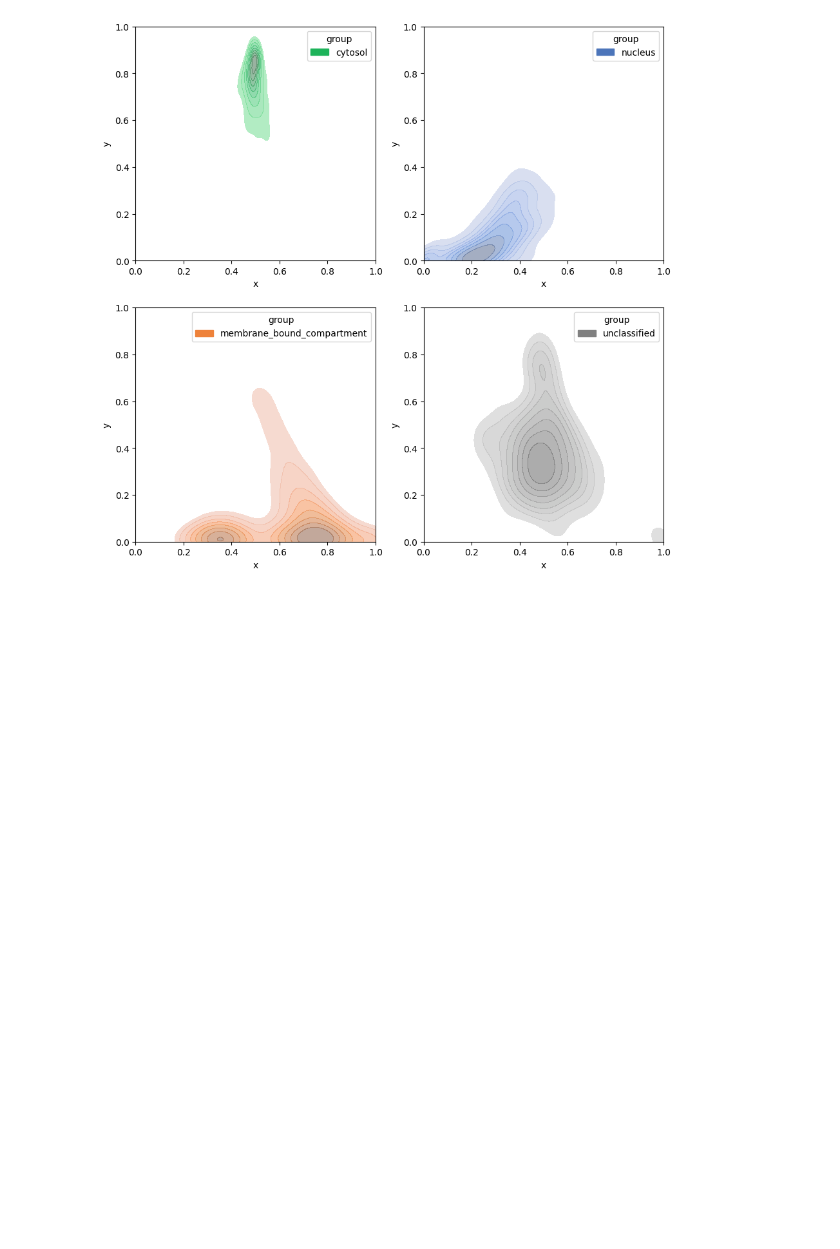
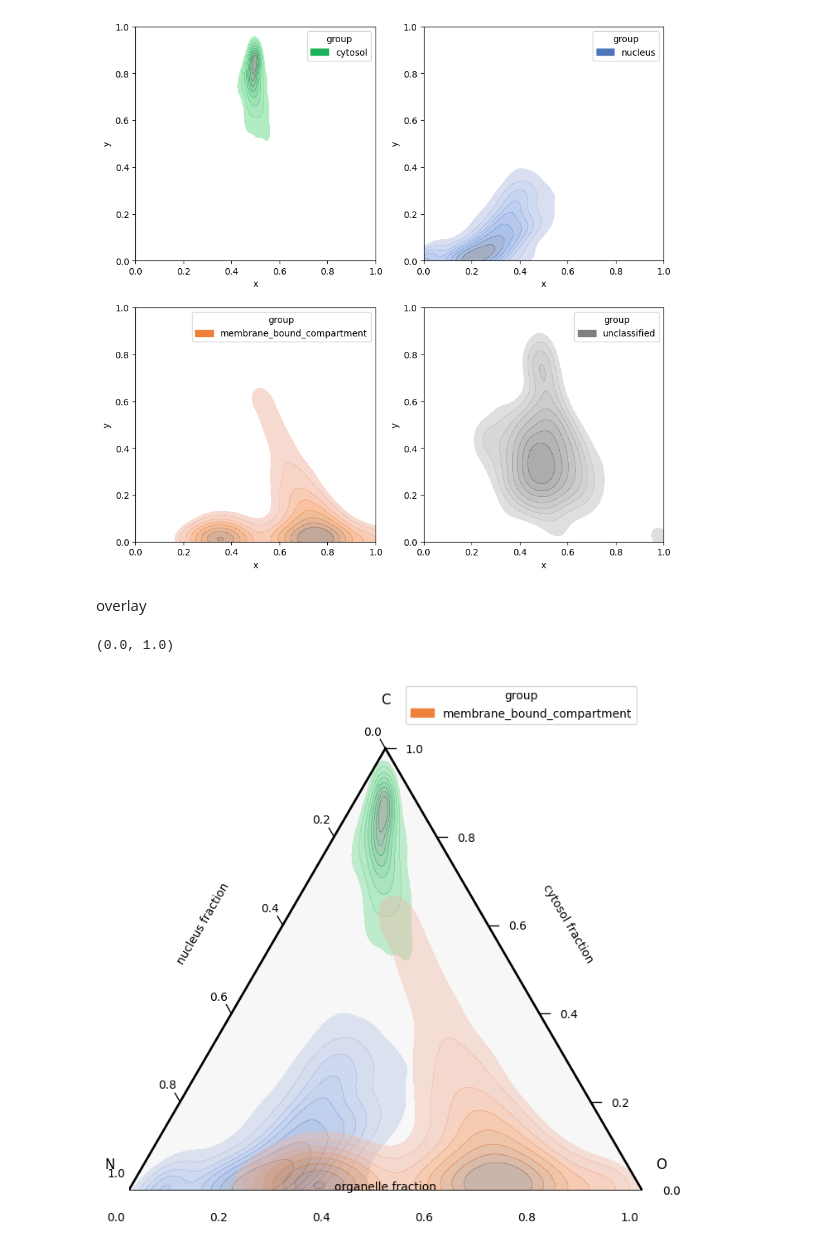
Before and after one commit to czbiohub-sf/Organelle_IP_analyses_and_figures, a Jupyter notebook: notebooks/Supplementary_figures/Suppl_fig3/panel_B/Suppl_fig3_B_tenary_plots.ipynb, the cells around one changed output. Cells and saved outputs as stored; diff of their text form; code cells hidden in the pictures; blank space fills up the shorter version.

```diff
--- a/notebooks/Supplementary_figures/Suppl_fig3/panel_C/Suppl_fig3_C_tenary_plots.ipynb
+++ b/notebooks/Supplementary_figures/Suppl_fig3/panel_B/Suppl_fig3_B_tenary_plots.ipynb
@@ -229,3 +236,59 @@ for r in range(nrows):
 fig.savefig(save_path / f"{timestamp}_percentile_contour_subplots.pdf", dpi=300, bbox_inches='tight', format="pdf")
 # %% [output]
 [figure]
+# %% [markdown]
+overlay
+# %%
+# Create a matplotlib figure and axes
+fig, ax = plt.subplots(figsize=(8, 8))
+
+# Generate the Seaborn KDE plot
+groups = ["cytosol", "nucleus", "membrane_bound_compartment"]
+colors = ["#1DB35A", "#4C75BA", "#EE823A"]
+
+idx = 0
+for r in range(len(groups)):
+        group = groups[idx]
+        tmp_df = kde_df[kde_df["group"] == group]
+        tmp_df["y"] = tmp_df["y"] * 0.88
+        tmp_df["x"] = tmp_df["x"] * 0.88 + 0.06
+        sns.kdeplot(data=tmp_df, x="x", y="y", hue="group", ax = ax,
+                    fill=True, levels = levels, thresh=thres, alpha=0.4, palette=[colors[idx]])
+        idx += 1
+
+
+
+# turn off x and y axis
+ax.set_yticklabels([])
+ax.set_xticklabels([])
+ax.set_yticks([])
+ax.set_xticks([])
+ax.set_ylabel("")
+ax.set_xlabel("")
+ax.set_title("")
+ax.set_frame_on(False)
+
+ax.set_ylim(0, 1)
+ax.set_xlim(0, 1)
+
+# Overlay the Ternary plot
+tax = ternary.TernaryAxesSubplot(ax=ax, scale=1)
+tax.left_axis_label("nucleus fraction", fontsize=10, offset = 0.15)
+tax.right_axis_label("cytosol fraction", fontsize=10, offset = 0.15)
+tax.bottom_axis_label("organelle fraction", fontsize=10, offset = 0)
+tax.ticks(axis='lbr', linewidth=1, multiple=0.2, tick_formats="%.1f", offset=0.02)
+tax.right_corner_label("O", fontsize=12, offset=0.15, va='top')
+tax.top_corner_label("C", fontsize=12, offset=0.1)
+tax.left_corner_label("N", fontsize=12, offset=0.15, va='top')
+#tax.get_axes().set_position([0.1, 21.1, 0.8, 0.8])  # Adjust these values as needed
+
+#fig.add_subplot(tax)
+tax.boundary(linewidth=2.0)
+#tax.get_axes().axis('off')  # Hide the ternary axes
+
+# y limit
+ax.set_ylim(0, 1)
+ax.set_xlim(0, 1)
+# %% [output]
+(0.0, 1.0)
+[figure, added]
```
Also changed, not shown: parts of 3 cells of this notebook, 7 other files.
